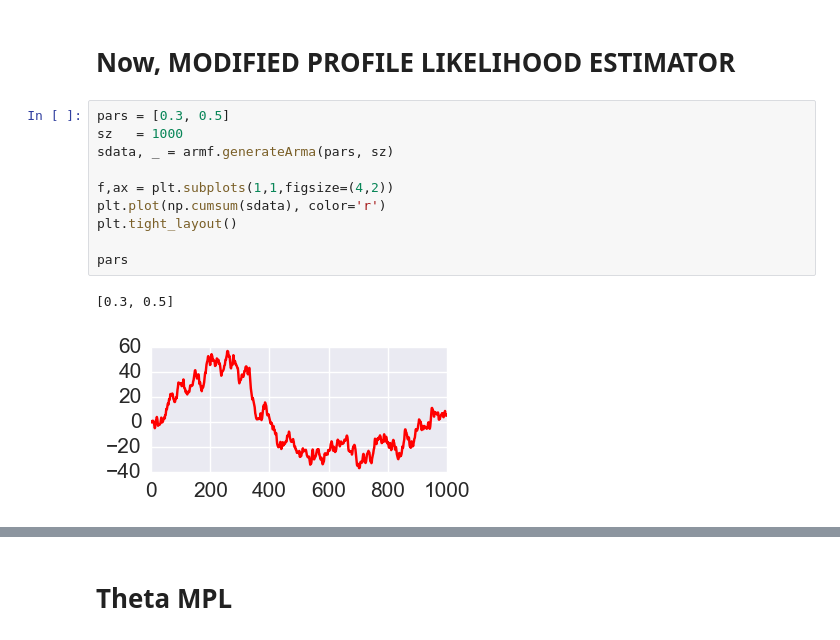
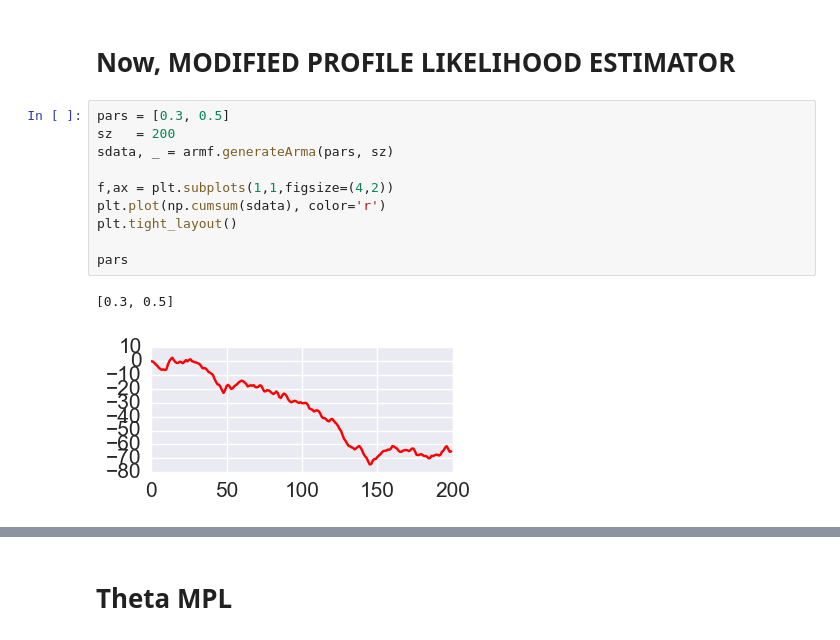
Before and after one commit to demosgill/hierarchyfitting, a Jupyter notebook: V1 - MPL applied to ARMA.ipynb, the cells around one changed output, grey strips where cells are left out. Cells and saved outputs as stored; diff of their text form.

```diff
--- a/V1 - MPL applied to ARMA.ipynb
+++ b/V1 - MPL applied to ARMA.ipynb
@@ -438,17 +438,17 @@ pd.DataFrame(b, index=a)
 # Now, MODIFIED PROFILE LIKELIHOOD ESTIMATOR
 # %%
 pars = [0.3, 0.5]
-sz   = 1000
+sz   = 200
 sdata, _ = armf.generateArma(pars, sz)
 
 f,ax = plt.subplots(1,1,figsize=(4,2))
 plt.plot(np.cumsum(sdata), color='r')
 plt.tight_layout()
 
 pars
 # %% [output]
 [0.3, 0.5]
-[figure, old version]
+[figure, new version]
 # %%
 armf = reload(armf)
 %time llk, parsH, llkOptimal, optimalPars = armf.estimate_mpl_beta(sdata)
```
Also changed, not shown: parts of 5 cells of this notebook, 2 other files.
